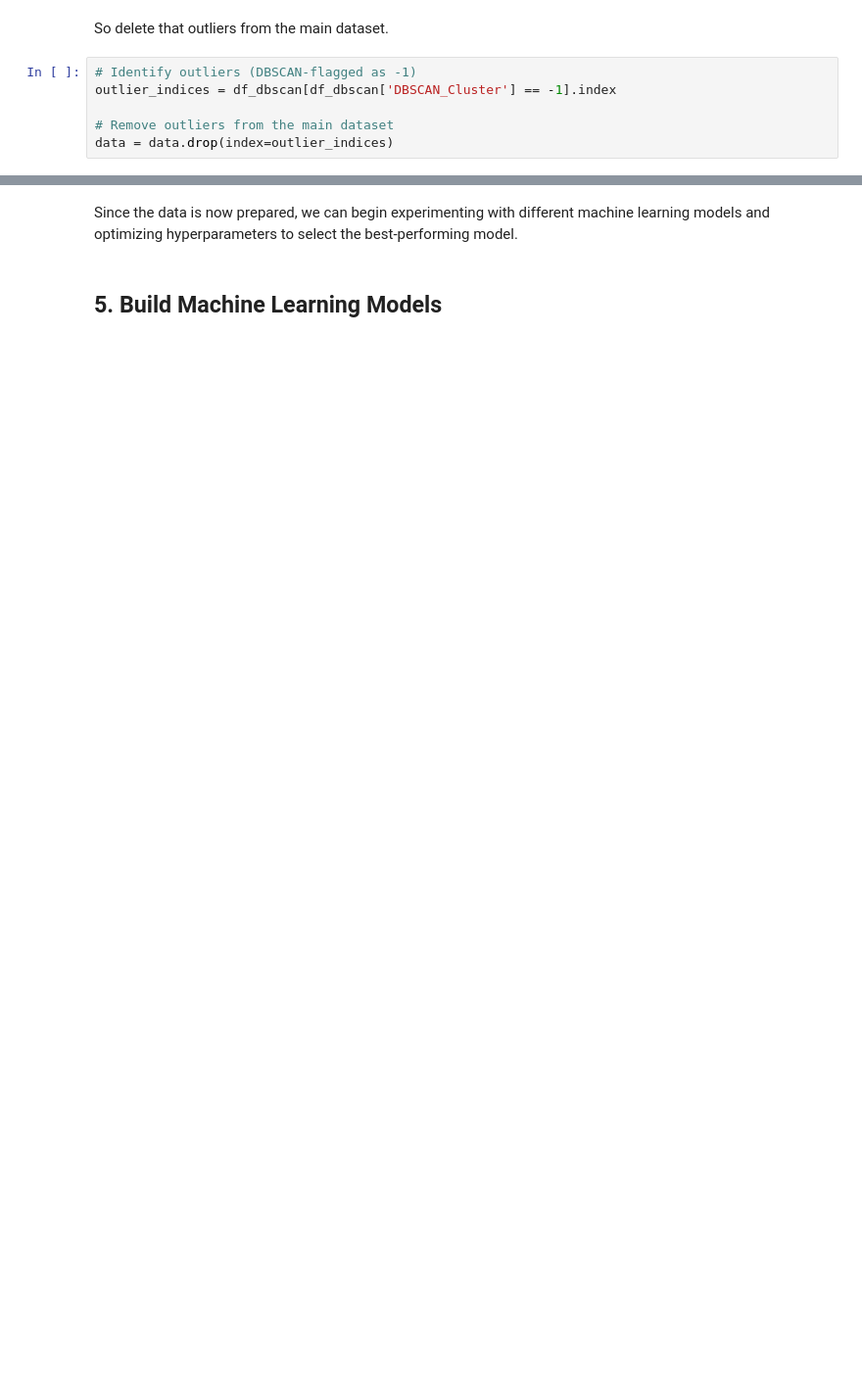
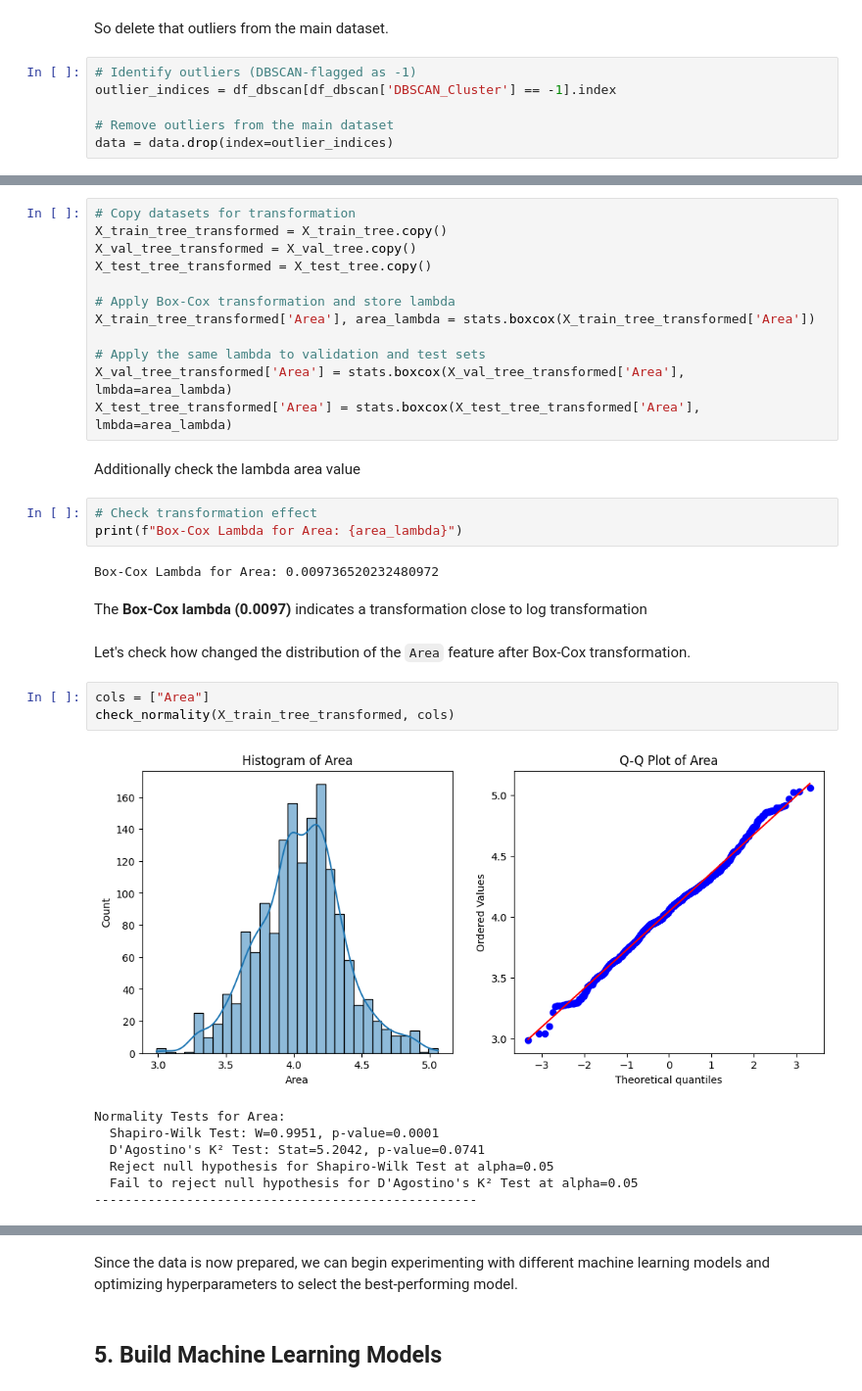
Before and after one commit to davydantoniuk/lublin-house-price-predict, a Jupyter notebook: price_prediction.ipynb, the cells around one changed output, grey strips where cells are left out. Shown at 98% size. Saved outputs shown, nothing was run; the diff lists cells and outputs as text; blank space fills up the shorter version.

```diff
--- a/price_prediction.ipynb
+++ b/price_prediction.ipynb
@@ -1416,0 +1323,34 @@ After transformation of the `Area` column rf model achieved better results than
+# %%
+# Copy datasets for transformation
+X_train_tree_transformed = X_train_tree.copy()
+X_val_tree_transformed = X_val_tree.copy()
+X_test_tree_transformed = X_test_tree.copy()
+
+# Apply Box-Cox transformation and store lambda
+X_train_tree_transformed['Area'], area_lambda = stats.boxcox(X_train_tree_transformed['Area'])
+
+# Apply the same lambda to validation and test sets
+X_val_tree_transformed['Area'] = stats.boxcox(X_val_tree_transformed['Area'], lmbda=area_lambda)
+X_test_tree_transformed['Area'] = stats.boxcox(X_test_tree_transformed['Area'], lmbda=area_lambda)
+# %% [markdown]
+Additionally check the lambda area value
+# %%
+# Check transformation effect
+print(f"Box-Cox Lambda for Area: {area_lambda}")
+# %% [output]
+Box-Cox Lambda for Area: 0.009736520232480972
+# %% [markdown]
+The **Box-Cox lambda (0.0097)** indicates a transformation close to log transformation
+# %% [markdown]
+Let's check how changed the distribution of the `Area` feature after Box-Cox transformation.
+# %%
+cols = ["Area"]
+check_normality(X_train_tree_transformed, cols)
+# %% [output]
+[figure, added]
+Normality Tests for Area:
+  Shapiro-Wilk Test: W=0.9951, p-value=0.0001
+  D'Agostino's K² Test: Stat=5.2042, p-value=0.0741
+  Reject null hypothesis for Shapiro-Wilk Test at alpha=0.05
+  Fail to reject null hypothesis for D'Agostino's K² Test at alpha=0.05
+--------------------------------------------------
```
Also changed, not shown: parts of 83 cells of this notebook.
